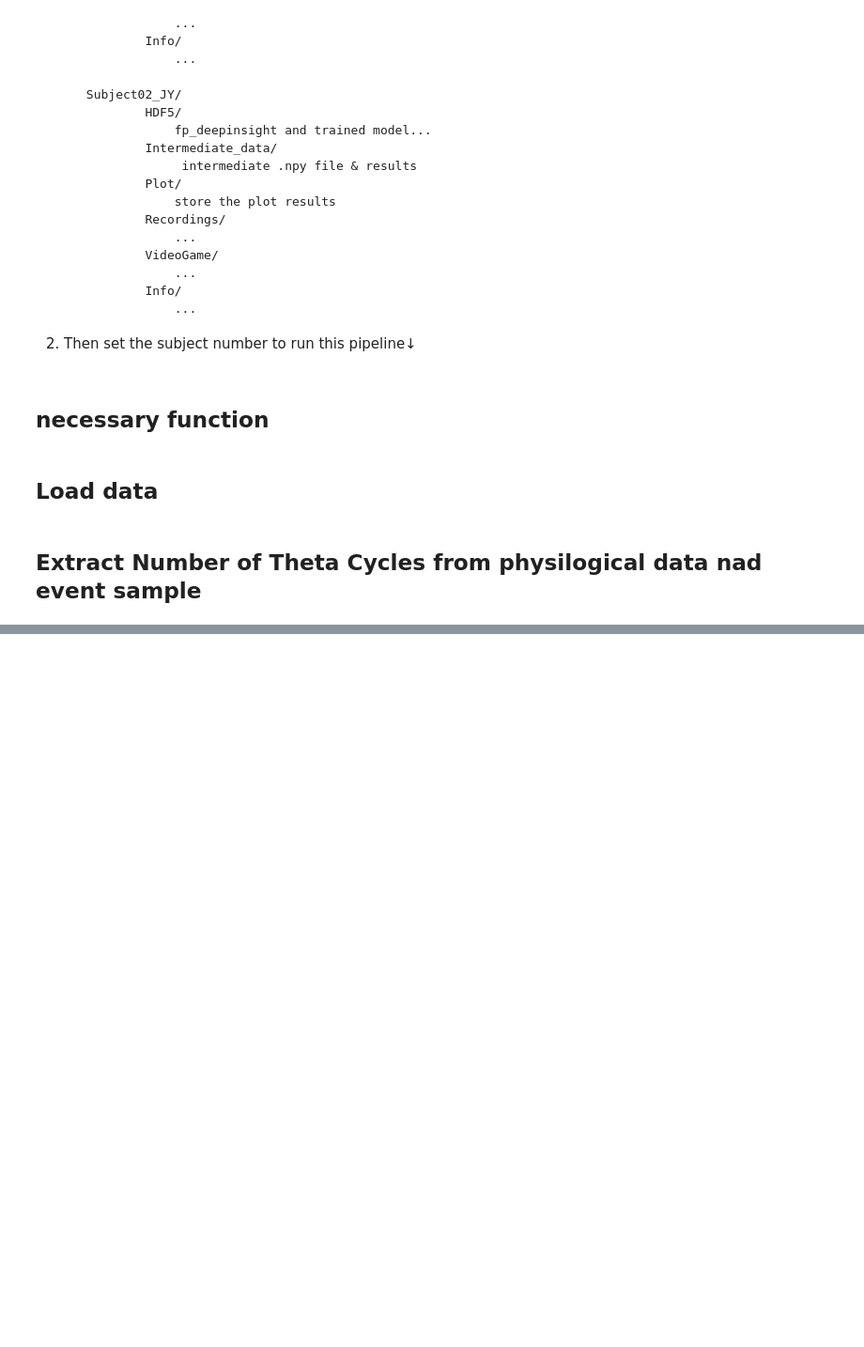
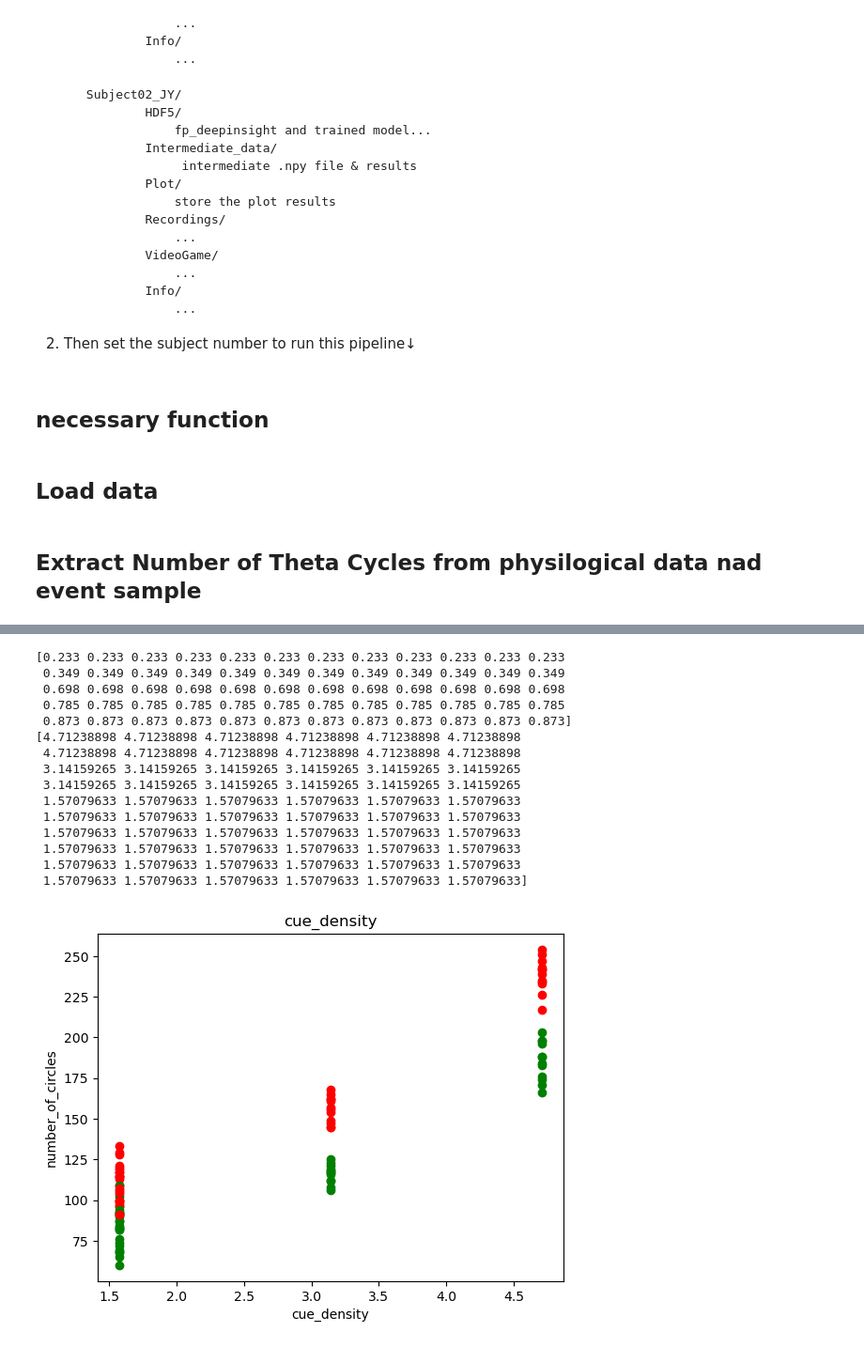
Before and after one commit to WaAaaAterfall/theta-oscillations, a Jupyter notebook: theta_cycles_calculation.ipynb, the cells around one changed output, grey strips where cells are left out. Shown at 94% size. Cells and saved outputs as stored; diff of their text form; code cells hidden in the pictures; blank space fills up the shorter version.

```diff
--- a/theta_cycles_calculation.ipynb
+++ b/theta_cycles_calculation.ipynb
@@ -524,0 +622,41 @@ got one 2052609 2109760 59
+# %%
+sub = 1
+theta_cycle_record = pd.read_csv(f"theta_cycles/theta_cycle_{sub}_{file_paths[sub]['info']['name']}.csv").to_numpy()
+theta_cycle_record[:,0] = np.round(theta_cycle_record[:,0], 3)
+ordered_record = theta_cycle_record[theta_cycle_record[:, 0].argsort()]
+print(ordered_record[:,0])
+print(ordered_record[:,1])
+index_start = 0
+count = 0
+for i in range(np.shape(ordered_record)[0]):
+    if ordered_record[i, 0] != ordered_record[index_start, 0]:
+        plt.title('cue_density')
+        x_axis = ordered_record[index_start:i,1]
+        y_axis = ordered_record[index_start:i,3]
+        p1 = plt.scatter(x_axis, y_axis, marker='o', label=hpc_chan2[sub][0], color = 'green')
+        if np.shape(ordered_record)[1] == 5:
+            y_axis = ordered_record[index_start:i,4]
+            p2 = plt.scatter(x_axis, y_axis, marker='o', label=hpc_chan2[sub][1], color = 'red')
+        plt.xlabel('cue_density')
+        plt.ylabel('number_of_circles')
+        #plt.legend()
+        #plt.savefig(f"C:/Users/River/23summer/dku/ieeg/cue_density/cue_density__{count}_{sub}_{file_paths[sub]['info']['name']}.png")
+        count += 1
+        index_start = i
+# %% [output]
+[0.233 0.233 0.233 0.233 0.233 0.233 0.233 0.233 0.233 0.233 0.233 0.233
+ 0.349 0.349 0.349 0.349 0.349 0.349 0.349 0.349 0.349 0.349 0.349 0.349
+ 0.698 0.698 0.698 0.698 0.698 0.698 0.698 0.698 0.698 0.698 0.698 0.698
+ 0.785 0.785 0.785 0.785 0.785 0.785 0.785 0.785 0.785 0.785 0.785 0.785
+ 0.873 0.873 0.873 0.873 0.873 0.873 0.873 0.873 0.873 0.873 0.873 0.873]
+[4.71238898 4.71238898 4.71238898 4.71238898 4.71238898 4.71238898
+ 4.71238898 4.71238898 4.71238898 4.71238898 4.71238898 4.71238898
+ 3.14159265 3.14159265 3.14159265 3.14159265 3.14159265 3.14159265
+ 3.14159265 3.14159265 3.14159265 3.14159265 3.14159265 3.14159265
+ 1.57079633 1.57079633 1.57079633 1.57079633 1.57079633 1.57079633
+ 1.57079633 1.57079633 1.57079633 1.57079633 1.57079633 1.57079633
+ 1.57079633 1.57079633 1.57079633 1.57079633 1.57079633 1.57079633
+ 1.57079633 1.57079633 1.57079633 1.57079633 1.57079633 1.57079633
+ 1.57079633 1.57079633 1.57079633 1.57079633 1.57079633 1.57079633
+ 1.57079633 1.57079633 1.57079633 1.57079633 1.57079633 1.57079633]
+[figure, added]
```
Also changed, not shown: parts of 8 cells of this notebook.
